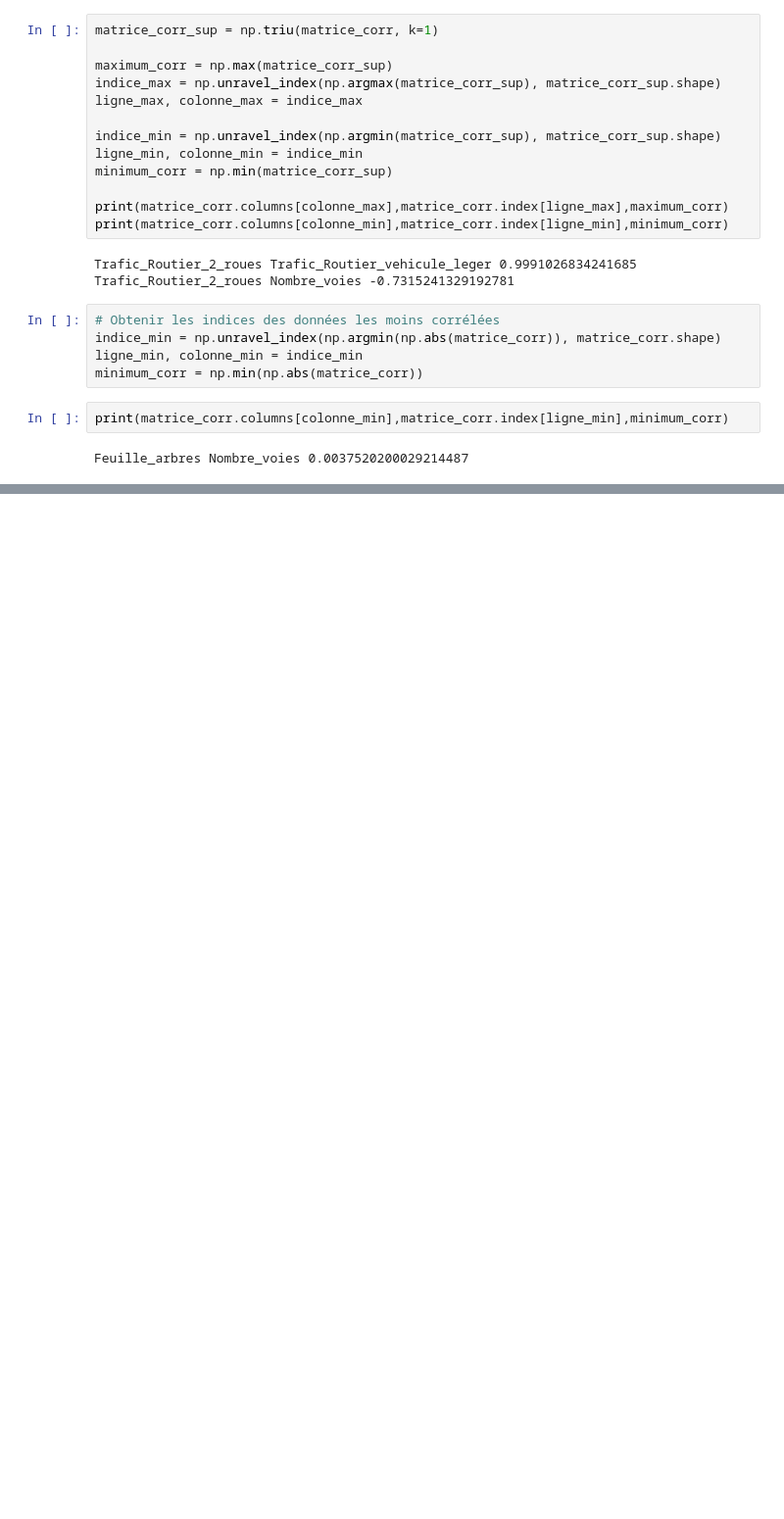
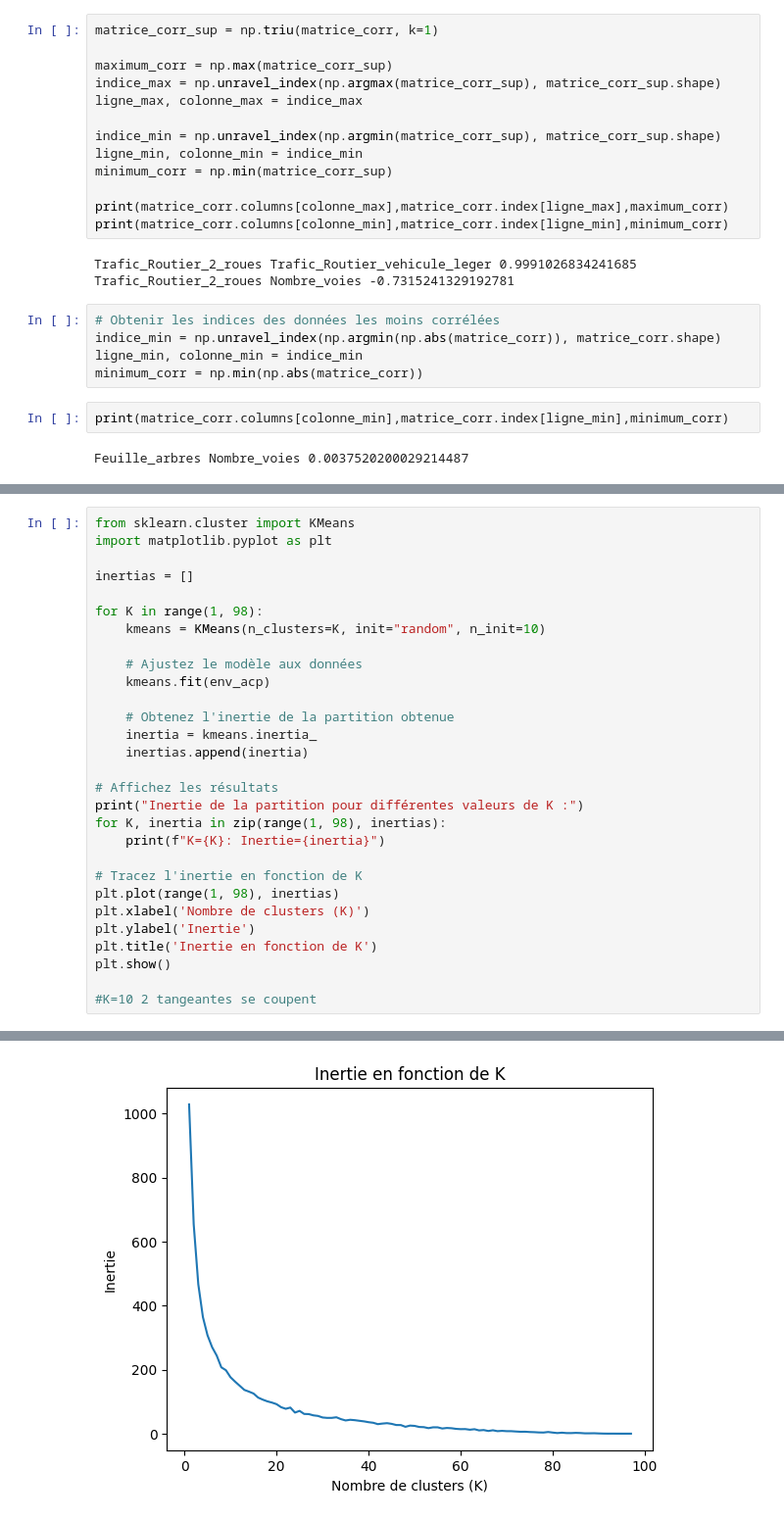
Before and after one commit to TLeandre/Categorisation-de-capteurs-de-pollution, a Jupyter notebook: scripts/Louison.ipynb, the cells around one changed output, grey strips where cells are left out. Shown at 98% size. Drawn from its saved outputs; the diff is of its cells as text; blank space fills up the shorter version.

```diff
--- a/scripts/Louison.ipynb
+++ b/scripts/Louison.ipynb
@@ -138,0 +210,30 @@ Feuille_arbres Nombre_voies 0.0037520200029214487
+# %%
+from sklearn.cluster import KMeans
+import matplotlib.pyplot as plt
+
+inertias = []
+
+for K in range(1, 98):
+    kmeans = KMeans(n_clusters=K, init="random", n_init=10)
+
+    # Ajustez le modèle aux données
+    kmeans.fit(env_acp)
+
+    # Obtenez l'inertie de la partition obtenue
+    inertia = kmeans.inertia_
+    inertias.append(inertia)
+
+# Affichez les résultats
+print("Inertie de la partition pour différentes valeurs de K :")
+for K, inertia in zip(range(1, 98), inertias):
+    print(f"K={K}: Inertie={inertia}")
+
+# Tracez l'inertie en fonction de K
+plt.plot(range(1, 98), inertias)
+plt.xlabel('Nombre de clusters (K)')
+plt.ylabel('Inertie')
+plt.title('Inertie en fonction de K')
+plt.show()
+
+#K=10 2 tangeantes se coupent
+# %% [output]
@@ -138,0 +257 @@ Feuille_arbres Nombre_voies 0.0037520200029214487
+[figure, added]
```
Also changed, not shown: parts of 8 cells of this notebook.
